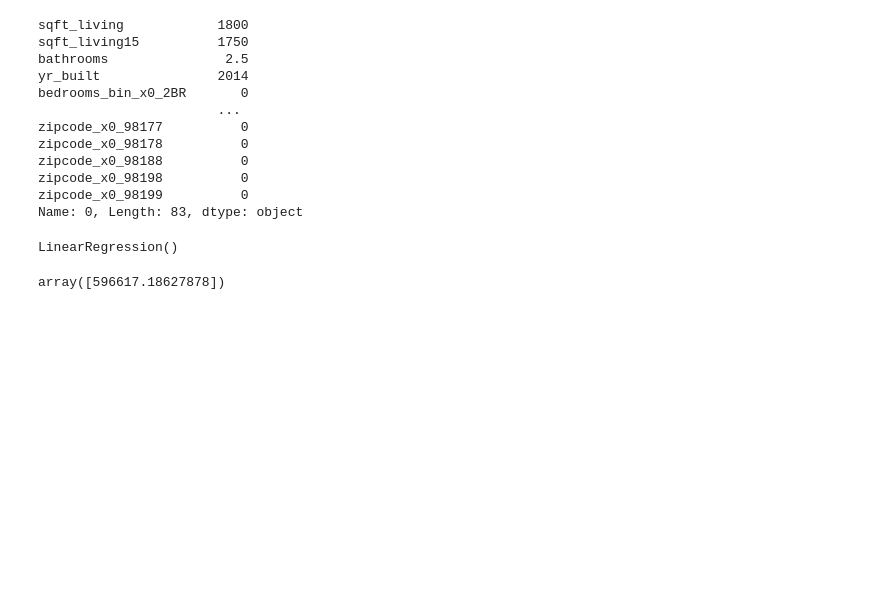
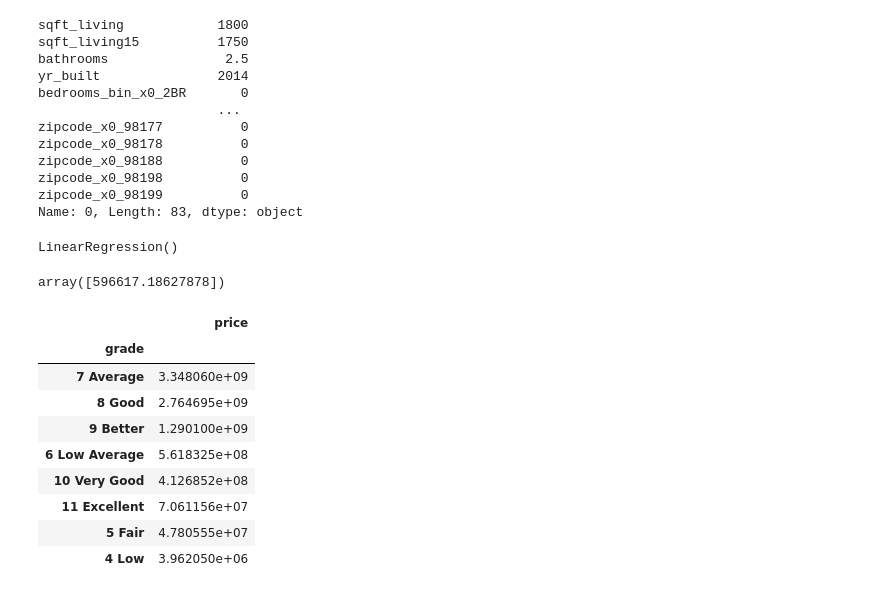
Before and after one commit to ssaeed85/dsc-ph2-KingsCountyRealEstate, a Jupyter notebook: Jupyter_Final.ipynb, the cells around one changed output. Saved outputs shown, nothing was run; the diff lists cells and outputs as text; code cells hidden in the pictures; blank space fills up the shorter version.

```diff
--- a/Jupyter_Final.ipynb
+++ b/Jupyter_Final.ipynb
@@ -656,3 +635,17 @@ LinearRegression()
 lr.predict(X_potentials[cols])
 # %% [output]
 array([596617.18627878])
+# %%
+df2 = df.filter(['price', 'grade'])
+df2.groupby(['grade']).sum().sort_values(['price'], ascending=False)
+# %% [output]
+|  | price |
+| grade |  |
+| 7 Average | 3.348060e+09 |
+| 8 Good | 2.764695e+09 |
+| 9 Better | 1.290100e+09 |
+| 6 Low Average | 5.618325e+08 |
+| 10 Very Good | 4.126852e+08 |
+| 11 Excellent | 7.061156e+07 |
+| 5 Fair | 4.780555e+07 |
+| 4 Low | 3.962050e+06 |
```
Also changed, not shown: parts of 64 cells of this notebook.
